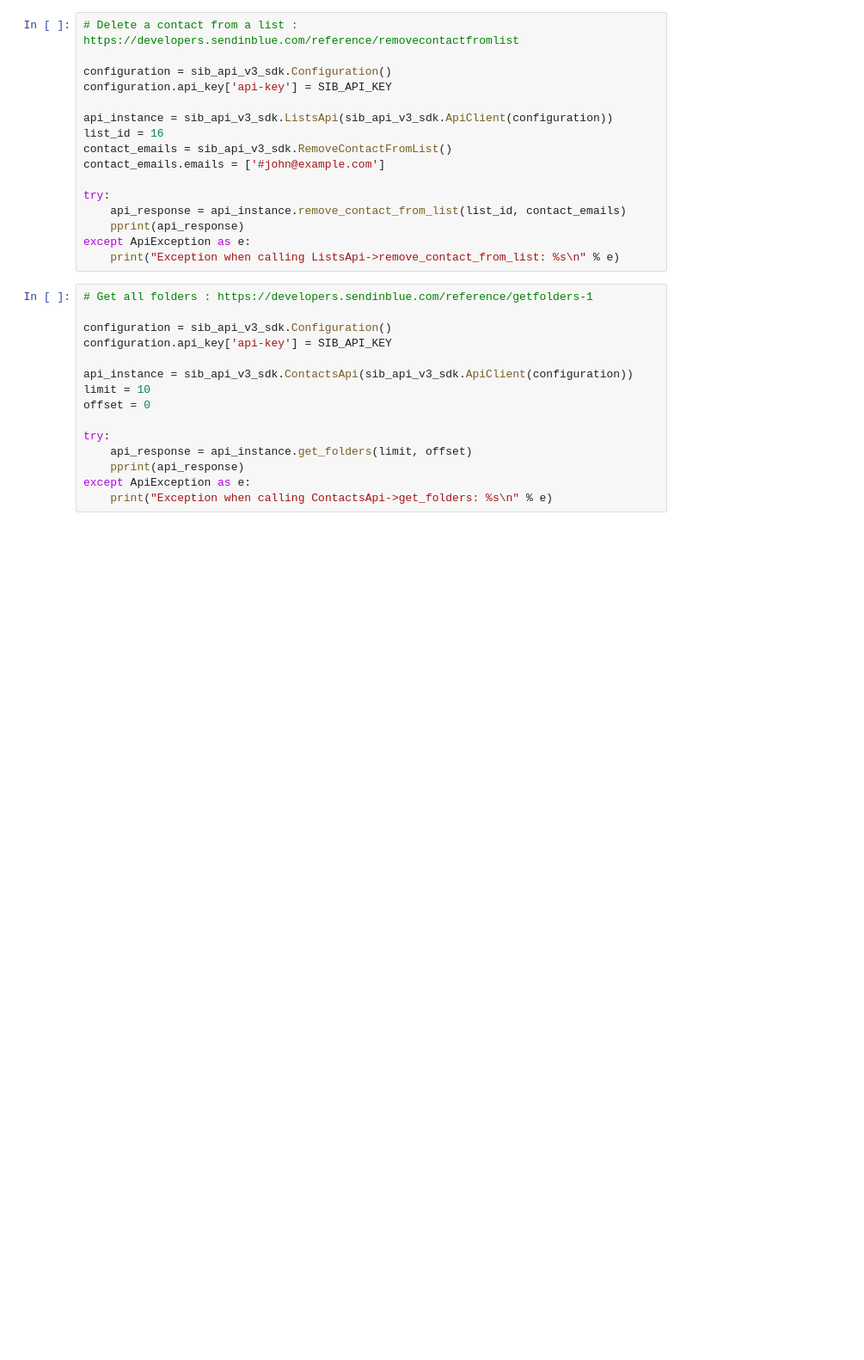
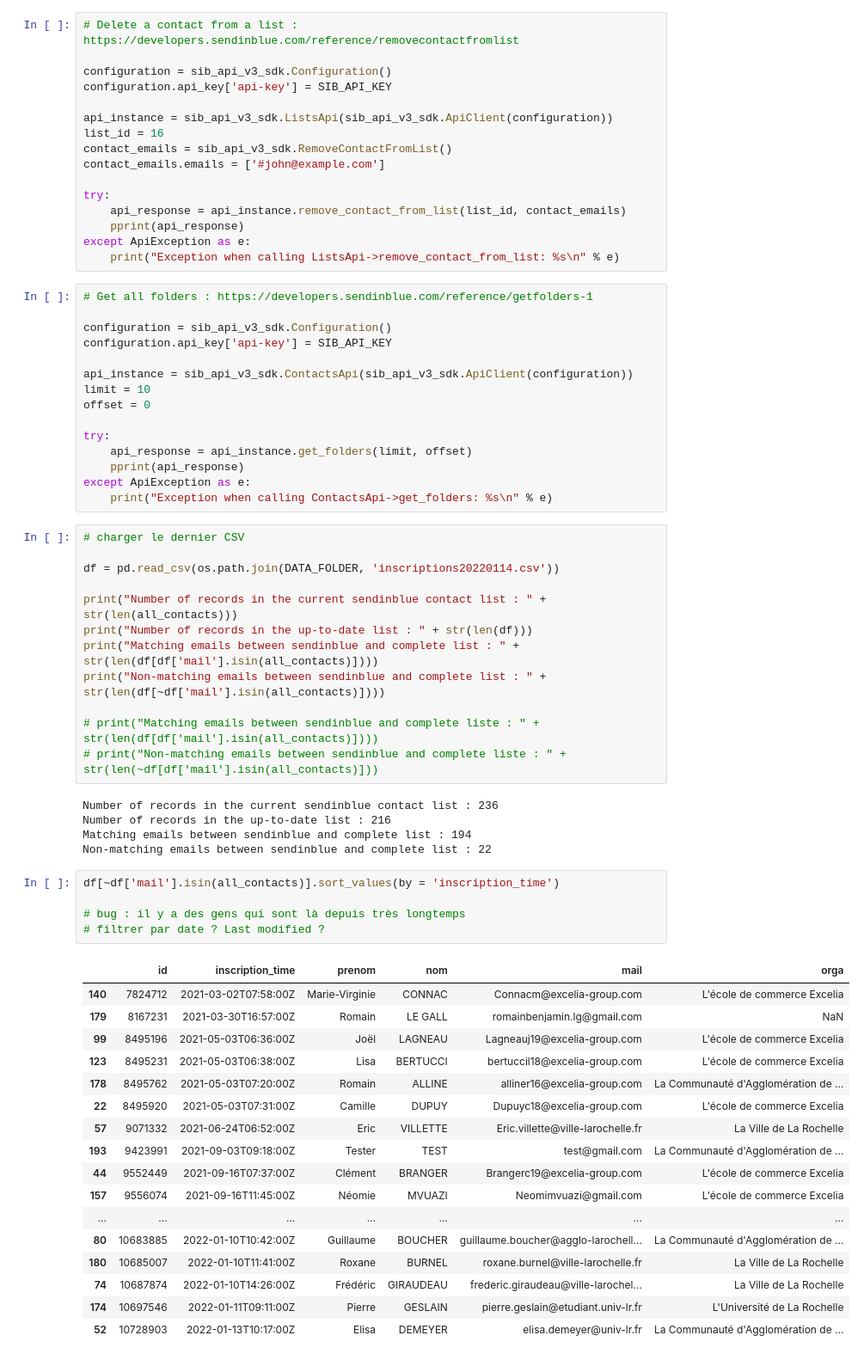
Before and after one commit to SylvainLapoix/sendinblue_api_automation, a Jupyter notebook: python/sendineblue_api_test.ipynb, the cells around one changed output. Shown: that part at 86% size. Saved outputs shown, nothing was run; the diff lists cells and outputs as text; blank space fills up the shorter version.

Commit message:
ENH récupération mail + recipe 1

```diff
--- a/python/sendineblue_api_test.ipynb
+++ b/python/sendineblue_api_test.ipynb
@@ -209,3 +248,43 @@ try:
     pprint(api_response)
 except ApiException as e:
     print("Exception when calling ContactsApi->get_folders: %s\n" % e)
+# %%
+# charger le dernier CSV
+
+df = pd.read_csv(os.path.join(DATA_FOLDER, 'inscriptions20220114.csv'))
+
+print("Number of records in the current sendinblue contact list : " + str(len(all_contacts)))
+print("Number of records in the up-to-date list : " + str(len(df)))
+print("Matching emails between sendinblue and complete list : " + str(len(df[df['mail'].isin(all_contacts)])))
+print("Non-matching emails between sendinblue and complete list : " + str(len(df[~df['mail'].isin(all_contacts)])))
+
+# print("Matching emails between sendinblue and complete liste : " + str(len(df[df['mail'].isin(all_contacts)])))
+# print("Non-matching emails between sendinblue and complete liste : " + str(len(~df[df['mail'].isin(all_contacts)]))
+# %% [output]
+Number of records in the current sendinblue contact list : 236
+Number of records in the up-to-date list : 216
+Matching emails between sendinblue and complete list : 194
+Non-matching emails between sendinblue and complete list : 22
+# %%
+df[~df['mail'].isin(all_contacts)].sort_values(by = 'inscription_time')
+
+# bug : il y a des gens qui sont là depuis très longtemps
+# filtrer par date ? Last modified ?
+# %% [output]
+|  | id | inscription_time | prenom | nom | mail | orga |
+| 140 | 7824712 | 2021-03-02T07:58:00Z | Marie-Virginie | CONNAC | Connacm@excelia-group.com | L'école de commerce Excelia |
+| 179 | 8167231 | 2021-03-30T16:57:00Z | Romain | LE GALL | romainbenjamin.lg@gmail.com | NaN |
+| 99 | 8495196 | 2021-05-03T06:36:00Z | Joël | LAGNEAU | Lagneauj19@excelia-group.com | L'école de commerce Excelia |
+| 123 | 8495231 | 2021-05-03T06:38:00Z | Lisa | BERTUCCI | bertuccil18@excelia-group.com | L'école de commerce Excelia |
+| 178 | 8495762 | 2021-05-03T07:20:00Z | Romain | ALLINE | alliner16@excelia-group.com | La Communauté d'Agglomération de ... |
+| 22 | 8495920 | 2021-05-03T07:31:00Z | Camille | DUPUY | Dupuyc18@excelia-group.com | L'école de commerce Excelia |
+| 57 | 9071332 | 2021-06-24T06:52:00Z | Eric | VILLETTE | Eric.villette@ville-larochelle.fr | La Ville de La Rochelle |
+| 193 | 9423991 | 2021-09-03T09:18:00Z | Tester | TEST | test@gmail.com | La Communauté d'Agglomération de ... |
+| 44 | 9552449 | 2021-09-16T07:37:00Z | Clément | BRANGER | Brangerc19@excelia-group.com | L'école de commerce Excelia |
+| 157 | 9556074 | 2021-09-16T11:45:00Z | Néomie | MVUAZI | Neomimvuazi@gmail.com | L'école de commerce Excelia |
+| ... | ... | ... | ... | ... | ... | ... |
+| 80 | 10683885 | 2022-01-10T10:42:00Z | Guillaume | BOUCHER | guillaume.boucher@agglo-larochell... | La Communauté d'Agglomération de ... |
+| 180 | 10685007 | 2022-01-10T11:41:00Z | Roxane | BURNEL | roxane.burnel@ville-larochelle.fr | La Ville de La Rochelle |
+| 74 | 10687874 | 2022-01-10T14:26:00Z | Frédéric | GIRAUDEAU | frederic.giraudeau@ville-larochel... | La Ville de La Rochelle |
+| 174 | 10697546 | 2022-01-11T09:11:00Z | Pierre | GESLAIN | pierre.geslain@etudiant.univ-lr.fr | L'Université de La Rochelle |
+| 52 | 10728903 | 2022-01-13T10:17:00Z | Elisa | DEMEYER | elisa.demeyer@univ-lr.fr | La Communauté d'Agglomération de ... |
```
Also changed, not shown: parts of 4 cells of this notebook.
